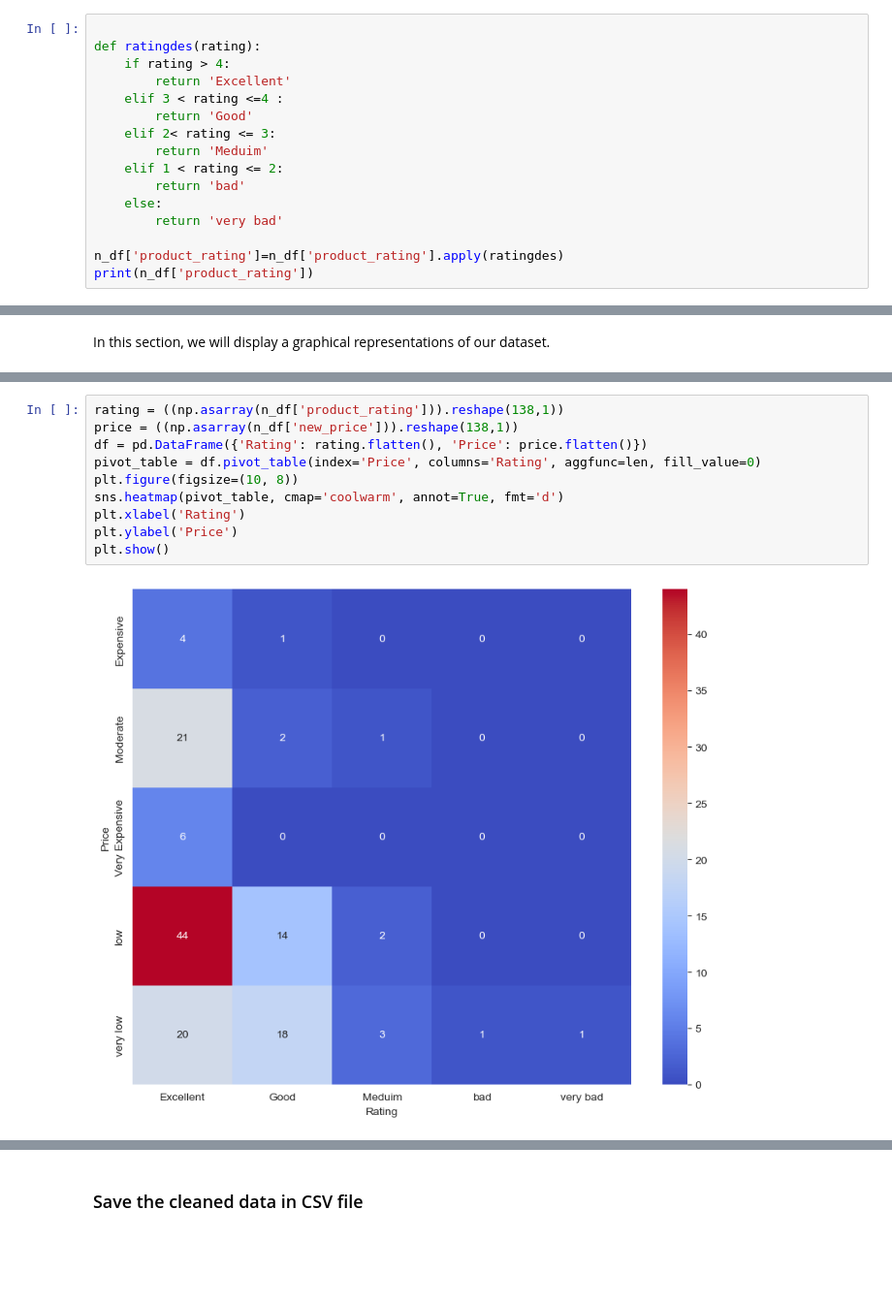
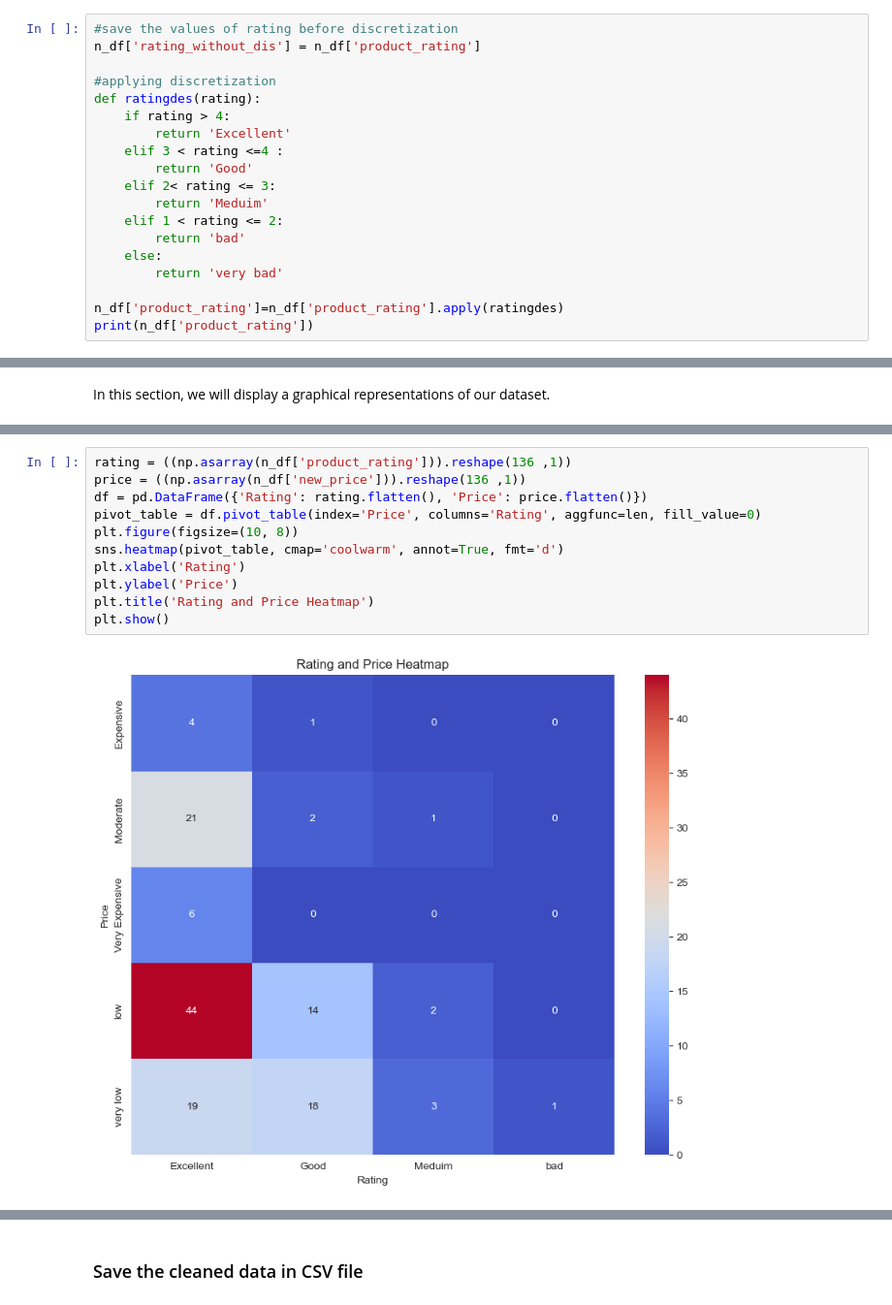
Before and after one commit to Ghalaalaskar/Flipkartlaptops, a Jupyter notebook: CodeFlipkartnew.ipynb, the cells around one changed output, grey strips where cells are left out. Shown at 97% size. Cells and saved outputs as stored; diff of their text form; blank space fills up the shorter version.

```diff
--- a/CodeFlipkartnew.ipynb
+++ b/CodeFlipkartnew.ipynb
@@ -489,7 +489,10 @@ We will apply discretization for "product_rating" coloumn based on:
 - 1.1 To 2 will be bad. (1<product_rating<=2)
 - Lower than or equal 1 will be very bad. (product_rating<=1)
 # %%
+#save the values of rating before discretization
+n_df['rating_without_dis'] = n_df['product_rating']
 
+#applying discretization
 def ratingdes(rating):
     if rating > 4:
         return 'Excellent'
@@ -561,13 +565,14 @@ we will represent the relationship between the product_rating and new_price by v
 # %%
-rating = ((np.asarray(n_df['product_rating'])).reshape(138,1))
-price = ((np.asarray(n_df['new_price'])).reshape(138,1))
+rating = ((np.asarray(n_df['product_rating'])).reshape(136 ,1))
+price = ((np.asarray(n_df['new_price'])).reshape(136 ,1))
 df = pd.DataFrame({'Rating': rating.flatten(), 'Price': price.flatten()})
 pivot_table = df.pivot_table(index='Price', columns='Rating', aggfunc=len, fill_value=0)
 plt.figure(figsize=(10, 8))
 sns.heatmap(pivot_table, cmap='coolwarm', annot=True, fmt='d')
 plt.xlabel('Rating')
 plt.ylabel('Price')
+plt.title('Rating and Price Heatmap')
 plt.show()
 # %% [output]
-[figure, old version]
+[figure, new version]
 # %% [markdown]
```
Also changed, not shown: parts of 31 cells of this notebook, 1 other file.
